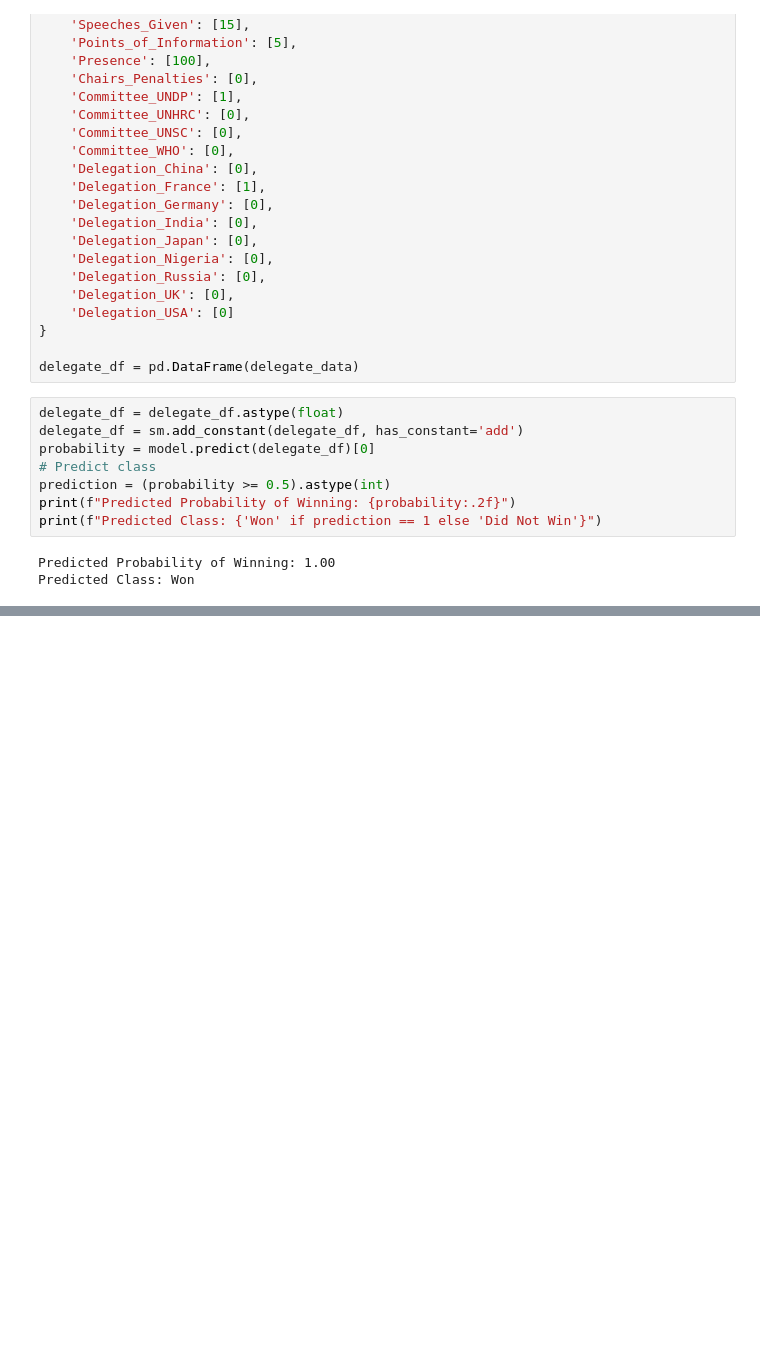
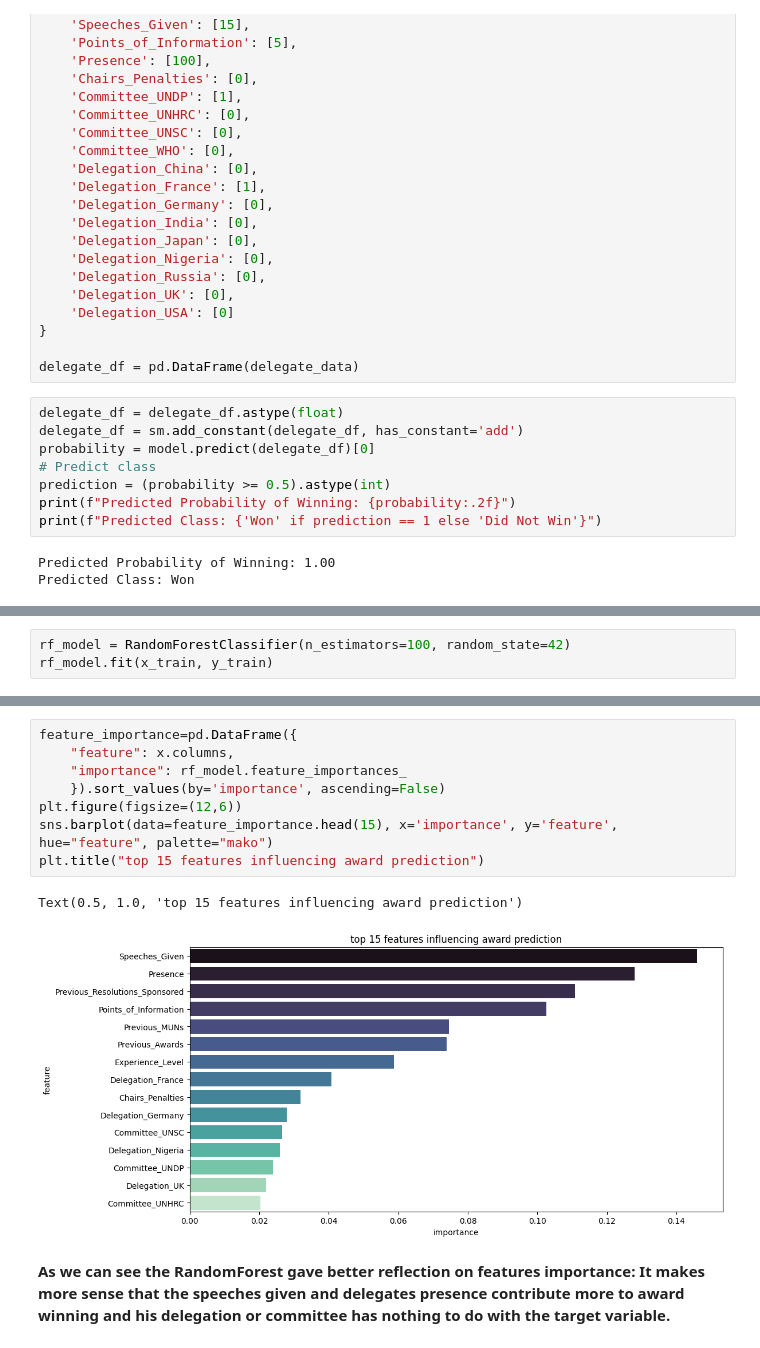
Before and after one commit to Yassmine-Yazidi-573/MUN-winner-Predictor, a Jupyter notebook: MUN_Analysis.ipynb, the cells around one changed output, grey strips where cells are left out. Cells and saved outputs as stored; diff of their text form; blank space fills up the shorter version.

```diff
--- a/MUN_Analysis.ipynb
+++ b/MUN_Analysis.ipynb
@@ -306,0 +311,3 @@ Predicted Class: Won
+# %%
+rf_model = RandomForestClassifier(n_estimators=100, random_state=42)
+rf_model.fit(x_train, y_train)
@@ -306,0 +345,13 @@ Predicted Class: Won
+# %%
+feature_importance=pd.DataFrame({
+    "feature": x.columns,
+    "importance": rf_model.feature_importances_
+    }).sort_values(by='importance', ascending=False)
+plt.figure(figsize=(12,6))
+sns.barplot(data=feature_importance.head(15), x='importance', y='feature', hue="feature", palette="mako")
+plt.title("top 15 features influencing award prediction")
+# %% [output]
+Text(0.5, 1.0, 'top 15 features influencing award prediction')
+[figure, added]
+# %% [markdown]
+**As we can see the RandomForest gave better reflection on features importance: It makes more sense that the speeches given and delegates presence contribute more to award winning and his delegation or committee has nothing to do with the target variable.**
```
Also changed, not shown: parts of 5 cells of this notebook.
